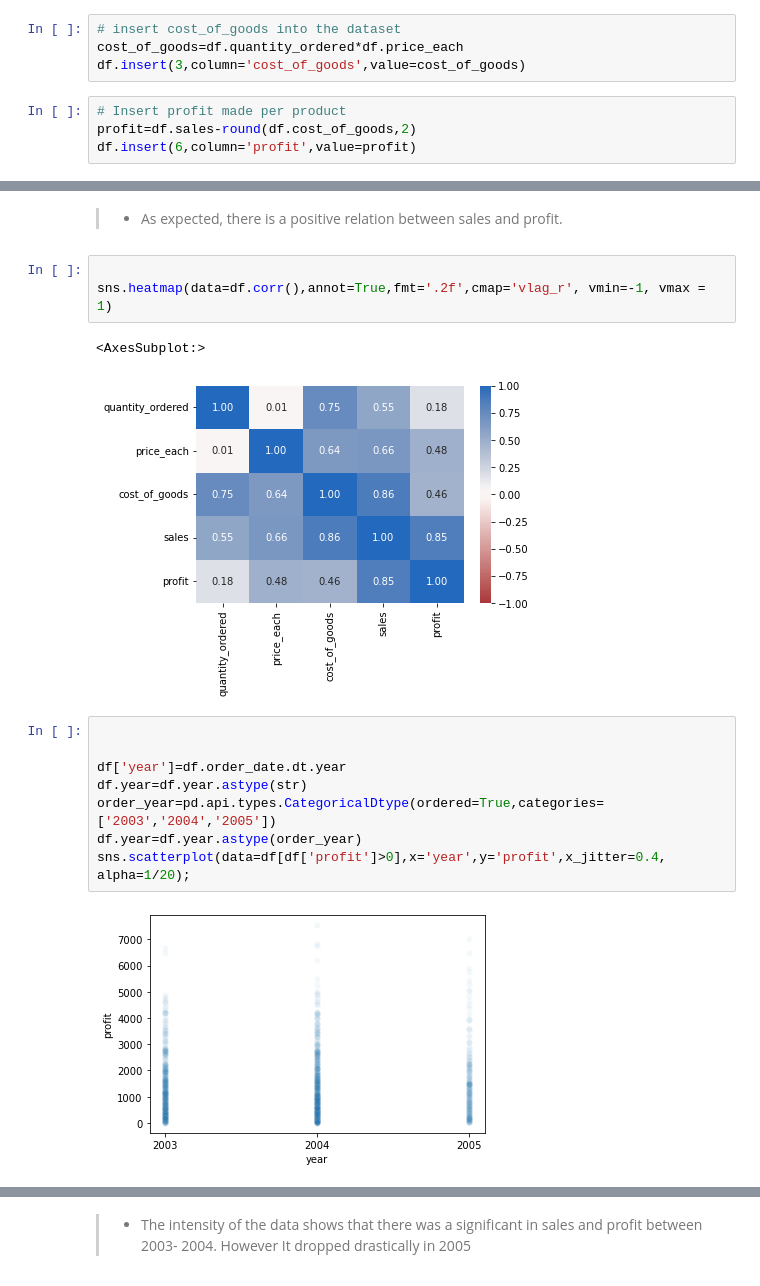
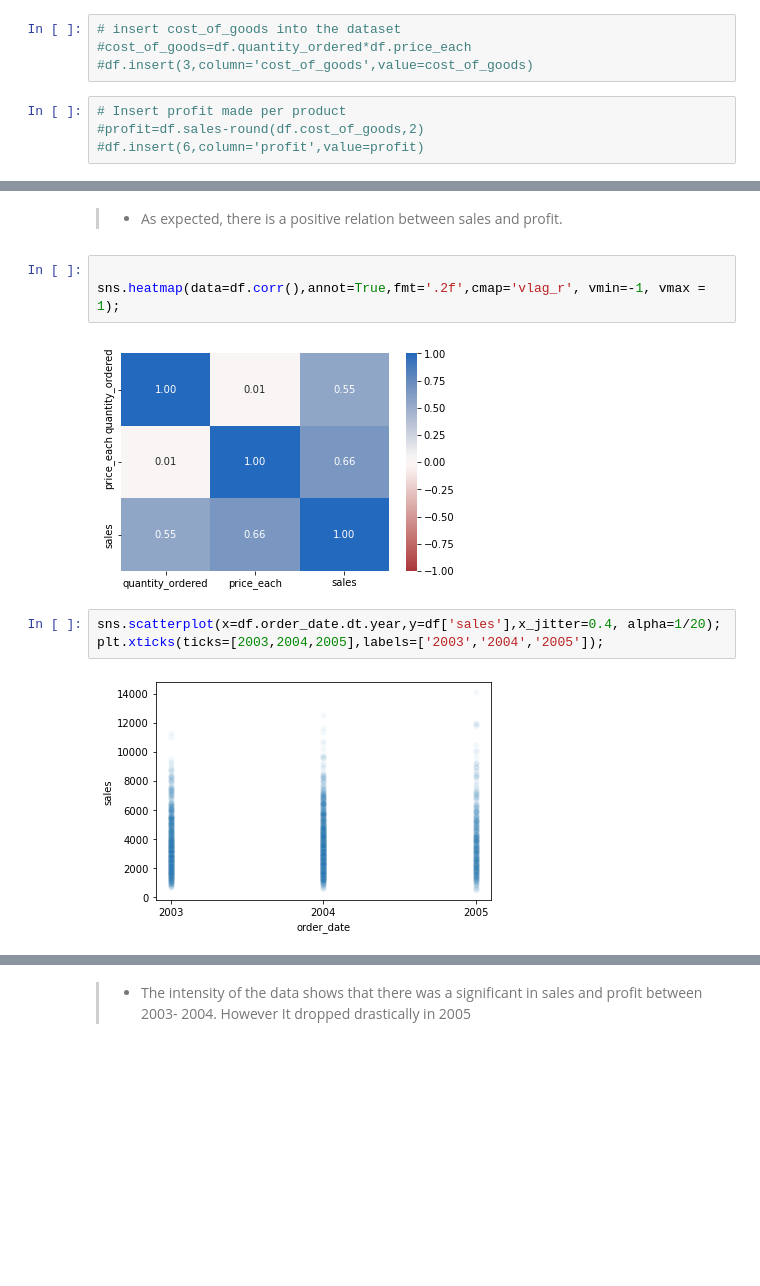
Before and after one commit to Biob-scientist/Sales_analytics, a Jupyter notebook: sales_exploratory_analysis.ipynb, the cells around one changed output, grey strips where cells are left out. Drawn from its saved outputs; the diff is of its cells as text; blank space fills up the shorter version.

Commit message:
fix: refactor sales against year scatterplot

```diff
--- a/sales_exploratory_analysis.ipynb
+++ b/sales_exploratory_analysis.ipynb
@@ -180,12 +180,12 @@ df['order_date']=pd.to_datetime(df['order_date'])
 ### E: Feature-engineer cost of goods and profit
 # %%
 # insert cost_of_goods into the dataset
-cost_of_goods=df.quantity_ordered*df.price_each
-df.insert(3,column='cost_of_goods',value=cost_of_goods)
+#cost_of_goods=df.quantity_ordered*df.price_each
+#df.insert(3,column='cost_of_goods',value=cost_of_goods)
 # %%
 # Insert profit made per product
-profit=df.sales-round(df.cost_of_goods,2)
-df.insert(6,column='profit',value=profit)
+#profit=df.sales-round(df.cost_of_goods,2)
+#df.insert(6,column='profit',value=profit)
 # %%
 df.info()
 # %% [output]
@@ -431,19 +427,13 @@ sns.pairplot(df)
 >- As expected, there is a positive relation between sales and profit.
 # %%
 
-sns.heatmap(data=df.corr(),annot=True,fmt='.2f',cmap='vlag_r', vmin=-1, vmax = 1)
+sns.heatmap(data=df.corr(),annot=True,fmt='.2f',cmap='vlag_r', vmin=-1, vmax = 1);
 # %% [output]
-<AxesSubplot:>
-[figure, old version]
+[figure, new version]
 # %%
-
-
-df['year']=df.order_date.dt.year
-df.year=df.year.astype(str)
-order_year=pd.api.types.CategoricalDtype(ordered=True,categories=['2003','2004','2005'])
-df.year=df.year.astype(order_year)
-sns.scatterplot(data=df[df['profit']>0],x='year',y='profit',x_jitter=0.4, alpha=1/20);
+sns.scatterplot(x=df.order_date.dt.year,y=df['sales'],x_jitter=0.4, alpha=1/20);
+plt.xticks(ticks=[2003,2004,2005],labels=['2003','2004','2005']);
 # %% [output]
-[figure, old version]
+[figure, new version]
 # %%
 sns.scatterplot(data=df,x='year',y='sales',x_jitter=0.3,alpha=1/20);
```
Also changed, not shown: parts of 21 cells of this notebook.
